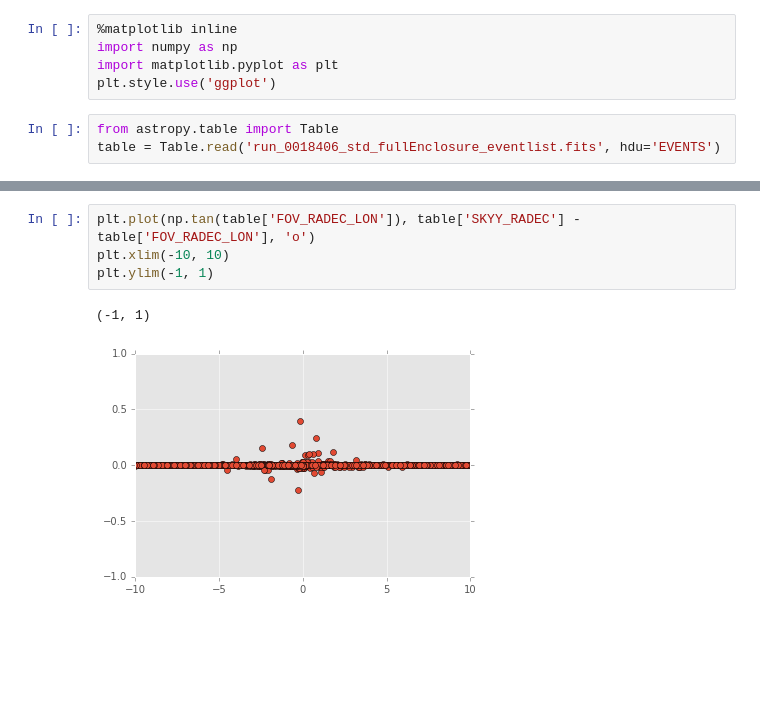
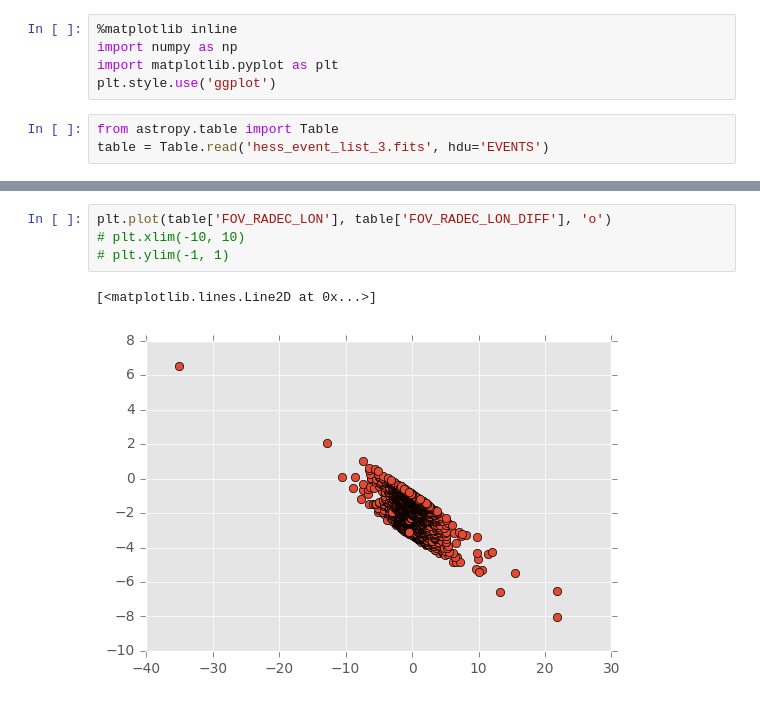
Before and after one commit to cdeil/astrometric_checks, a Jupyter notebook: fov_coordinates_check.ipynb, the cells around one changed output, grey strips where cells are left out. Saved outputs shown, nothing was run; the diff lists cells and outputs as text; blank space fills up the shorter version.

```diff
--- a/fov_coordinates_check.ipynb
+++ b/fov_coordinates_check.ipynb
@@ -11,7 +11,7 @@ import matplotlib.pyplot as plt
 plt.style.use('ggplot')
 # %%
 from astropy.table import Table
-table = Table.read('run_0018406_std_fullEnclosure_eventlist.fits', hdu='EVENTS')
+table = Table.read('hess_event_list_3.fits', hdu='EVENTS')
 # %%
 table.info('stats')
 # %% [output]
@@ -35,7 +35,7 @@ table.info('stats')
 # %%
-plt.plot(np.tan(table['FOV_RADEC_LON']), table['SKYY_RADEC'] - table['FOV_RADEC_LON'], 'o')
-plt.xlim(-10, 10)
-plt.ylim(-1, 1)
+plt.plot(table['FOV_RADEC_LON'], table['FOV_RADEC_LON_DIFF'], 'o')
+# plt.xlim(-10, 10)
+# plt.ylim(-1, 1)
 # %% [output]
-(-1, 1)
+[<matplotlib.lines.Line2D at 0x...>]
-[figure, old version]
+[figure, new version]
```
Also changed, not shown: parts of 5 cells of this notebook, 3 other files.
